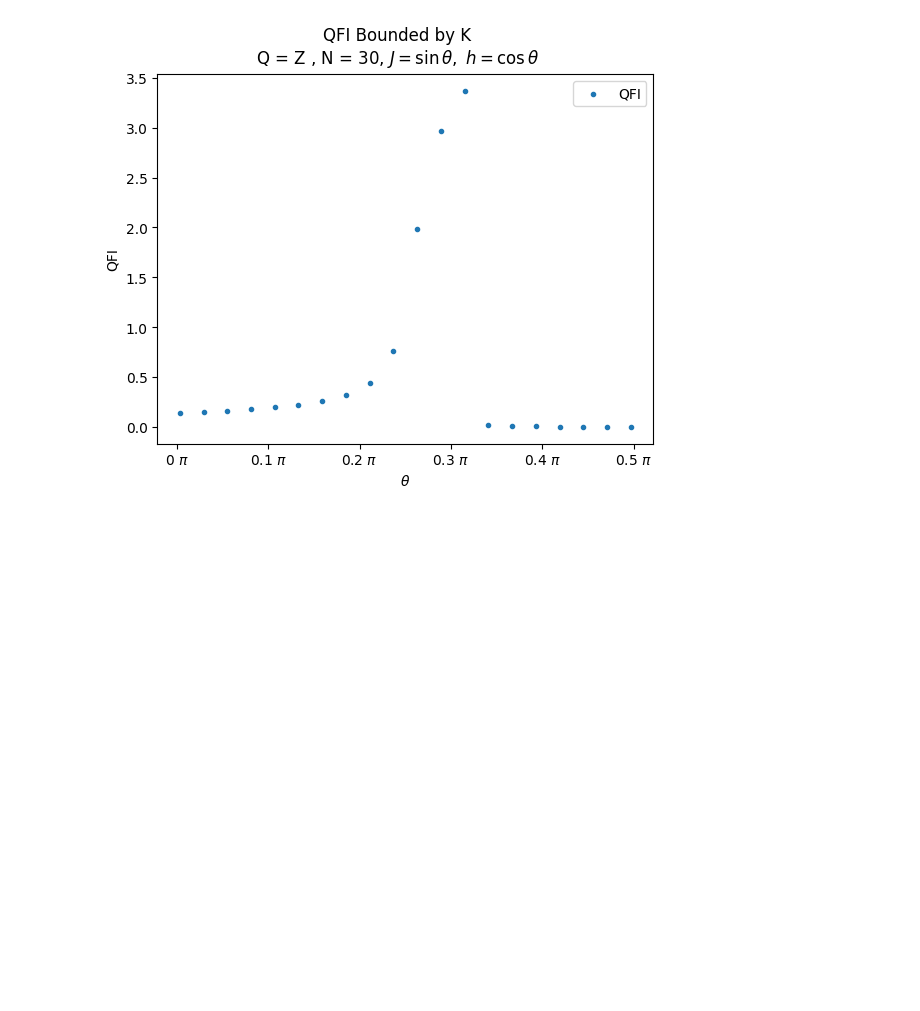
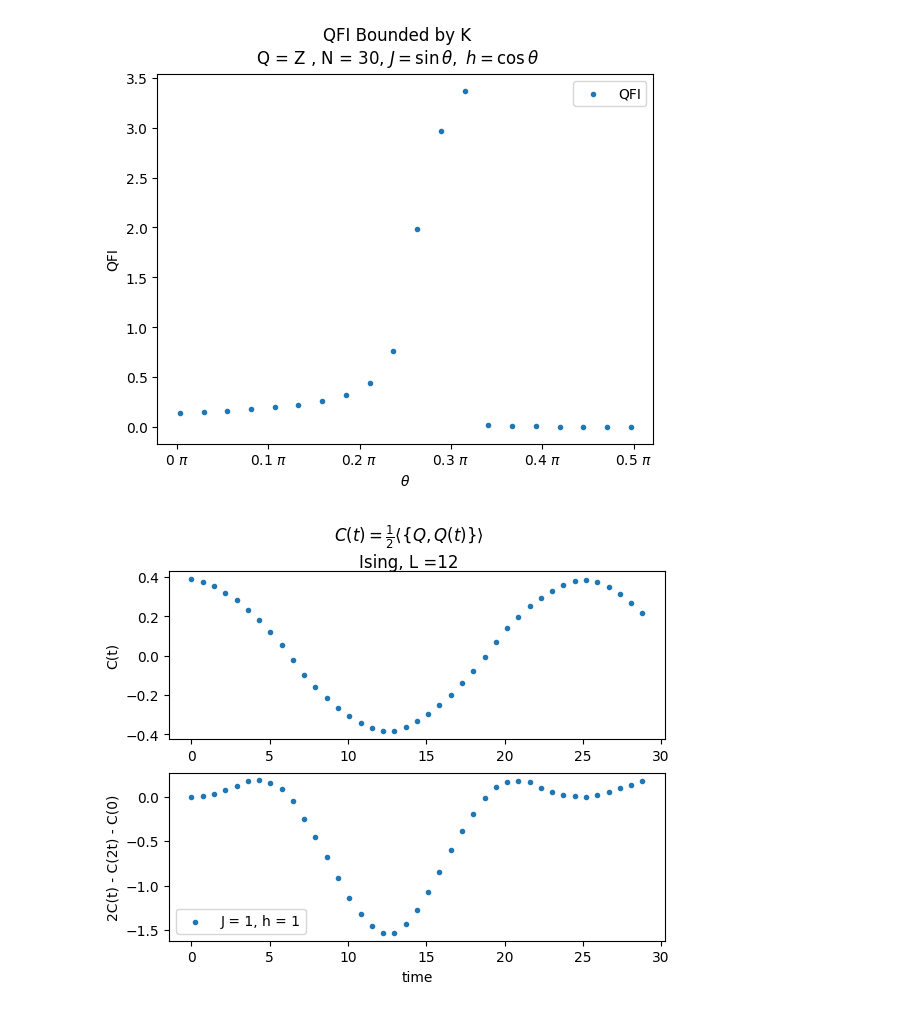
Before and after one commit to IanROsborne/Quantum_Metrology_Fisher_LG, a Jupyter notebook: TFIM/TFI_DMRG_TeNPy.ipynb, the cells around one changed output. Saved outputs shown, nothing was run; the diff lists cells and outputs as text; code cells hidden in the pictures; blank space fills up the shorter version.

Commit message:
Implemented Tenpy code which calculates the time correlator

```diff
--- a/TFIM/TFI_DMRG_TeNPy.ipynb
+++ b/TFIM/TFI_DMRG_TeNPy.ipynb
@@ -171,19 +184,0 @@ print(psi_FM.site_expectation_value(SigmaZ))
-# %%
-L = 22
-chi_max = 15
-model = TFIModel(L=L, J=2.6, g=1, bc='finite')
-
-psi = init_FM_MPS(model.L, 2, model.bc)
-eng = SimpleDMRGEngine(psi, model, chi_max=chi_max, eps=1.e-10)
-for i in range(20):
-    E_dmrg = eng.sweep()
-    E = np.sum(psi.bond_expectation_value(model.H_bonds))
-    #print("sweep {i:2d}: E = {E:.13f}".format(i=i + 1, E=E))
-print("final bond dimensions: ", psi.get_chi())
-mag_x = np.mean(psi.site_expectation_value(model.sigmax))
-mag_z = np.mean(psi.site_expectation_value(model.sigmaz))
-print("magnetization in X = {mag_x:.5f}".format(mag_x=mag_x))
-print("magnetization in Z = {mag_z:.5f}".format(mag_z=mag_z))
-if model.L <= 16:
-    E_exact = finite_gs_energy(L=model.L, J=model.J, g=model.g)
-    print("err in energy = {err:.3e}".format(err=E - E_exact))
@@ -248,3 +239,53 @@ plt.show()
 [figure]
 # %%
 fig.savefig("C:\\Users\\ianro\\Documents\\Research\\Quantum_Metrology_AKLT\\Plots\\TFIM_L50_Ztot_QFI_Bound.png")
+# %%
+L = 12
+chi_max = 20
+op = 'Sigmax'
+num_points = 40
+t_end = 30
+dt = 0.02
+Jg_lst = [[1,1]]#,[.1,1],[1,.1]]
+
+fig, ax = plt.subplots(2)
+
+for J, g in Jg_lst:
+
+    model_params = {
+        'J': J , 'g': g,  # critical
+        'L': L,
+        'bc_MPS': 'finite',
+        'model_type' : "Ising",
+        'conserve' : None    }
+
+    extra_params = {
+    'mixer': None,  # setting this to True helps to escape local minima
+    'max_E_err': 1.e-10,
+    'trunc_params': {
+        'chi_max': chi_max,
+        'svd_min': 1.e-10,
+    },
+    'verbose': False,
+    'combine': True,
+    'N_times' : num_points,
+    'dt': dt,'N_steps': 2*int( t_end//(2*dt * num_points)),
+    'order': 2, 'start_time' : 0}
+
+    times, Ct = calculate_QtQ('Sigmax', model_params,  dmrg_tebd_params = extra_params)
+    ax[0].scatter(times, Ct, marker = '.', label = "J = " + str(J) + ", h = " + str(g), zorder = 3)
+    times, LG_correl = calculate_LG_correlator('Sigmax', model_params,  dmrg_tebd_params = extra_params)
+    ax[1].scatter(times, LG_correl, marker = '.', label = "J = " + str(J) + ", h = " + str(g), zorder = 3)
+
+
+fig.suptitle("$C(t) = \\frac{1}{2}\\langle \\{Q, Q(t) \\}\\rangle$\nIsing, L =" + str(L))
+ax[1].xaxis.set_major_formatter(tck.FormatStrFormatter("%g"))
+plt.xlabel("time")
+ax[0].set(ylabel = "C(t)")
+ax[1].set(ylabel = "2C(t) - C(2t) - C(0)")
+#plt.ylim((0.9,1.6))
+plt.legend()
+
+plt.show()
+# %% [output]
+[figure, added]
```
Also changed, not shown: parts of 6 cells of this notebook.
